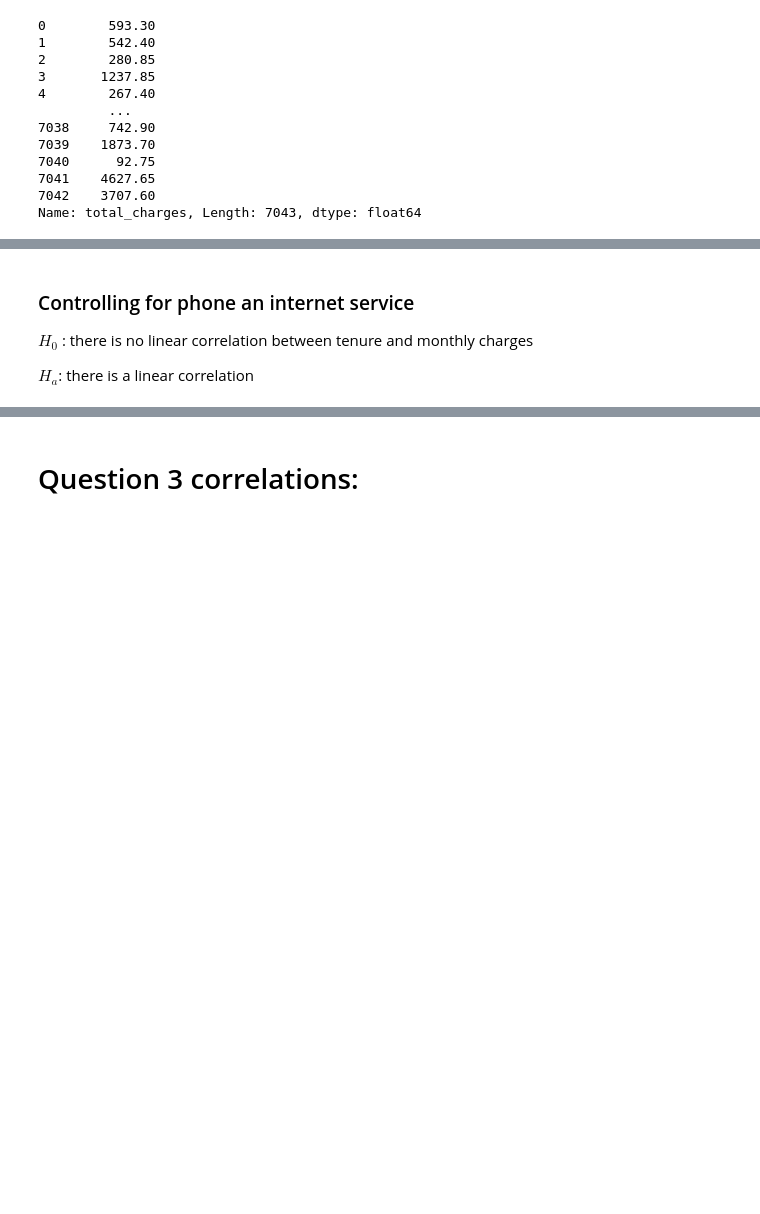
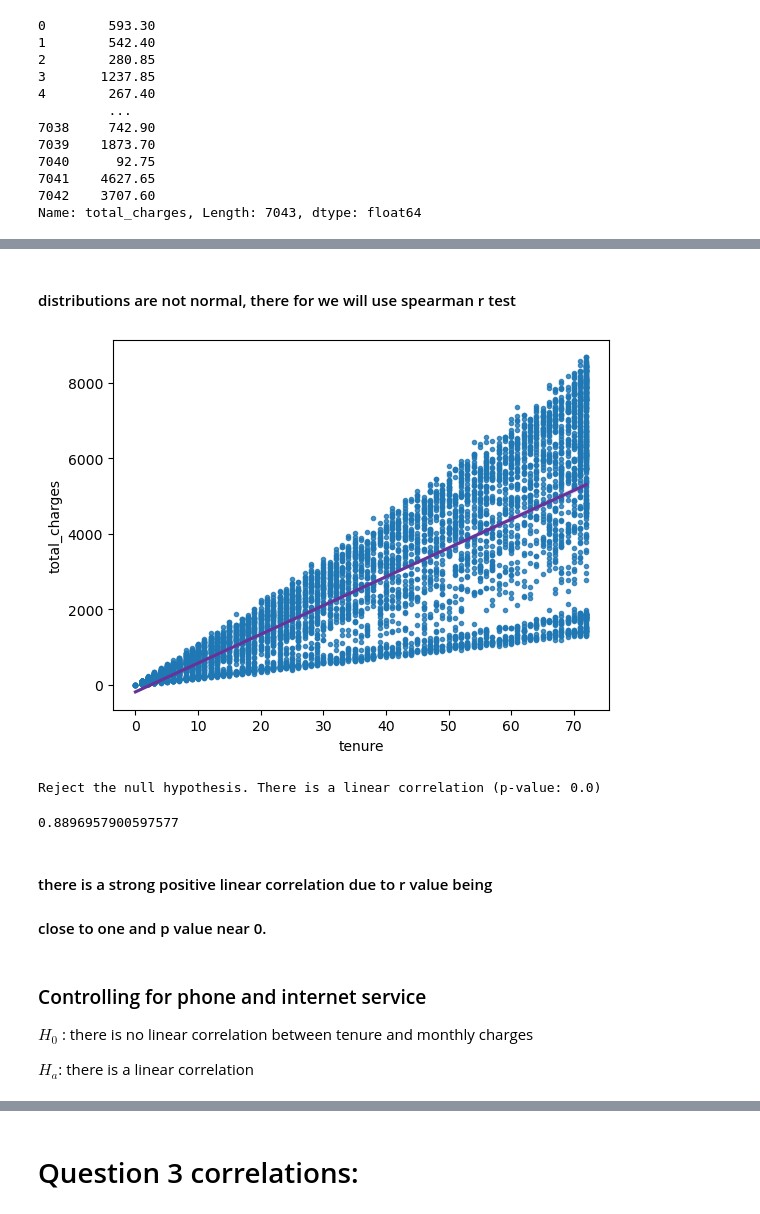
Before and after one commit to wherrickjr/statistics-exercises, a Jupyter notebook: hypothesis_testing.ipynb, the cells around one changed output, grey strips where cells are left out. Drawn from its saved outputs; the diff is of its cells as text; code cells hidden in the pictures; blank space fills up the shorter version.

```diff
--- a/hypothesis_testing.ipynb
+++ b/hypothesis_testing.ipynb
@@ -616,5 +635,26 @@ Name: total_charges, Length: 7043, dtype: float64
+# %% [markdown]
+#### distributions are not normal, there for we will use spearman r test
+# %%
+sns.regplot(x = 'tenure', y='total_charges',
+            data = ttotal_charges_df,
+            marker='.', line_kws={'color': 'rebeccapurple'})
+plt.show()
+# %% [output]
+[figure, added]
+# %%
+r, p = stats.spearmanr(ttotal_charges_df.tenure, ttotal_charges_df.total_charges)
+
+eval_result(alpha, p)
+
+r
+# %% [output]
+Reject the null hypothesis. There is a linear correlation (p-value: 0.0)
+0.8896957900597577
+# %% [markdown]
+#### there is a strong positive linear correlation due to r value being
+#### close to one and p value near 0.
 # %% [markdown]
-### Controlling for phone an internet service
+### Controlling for phone and internet service
 
 $H_0$ : there is no linear correlation between tenure and monthly charges
 
```
Also changed, not shown: parts of 31 cells of this notebook.
